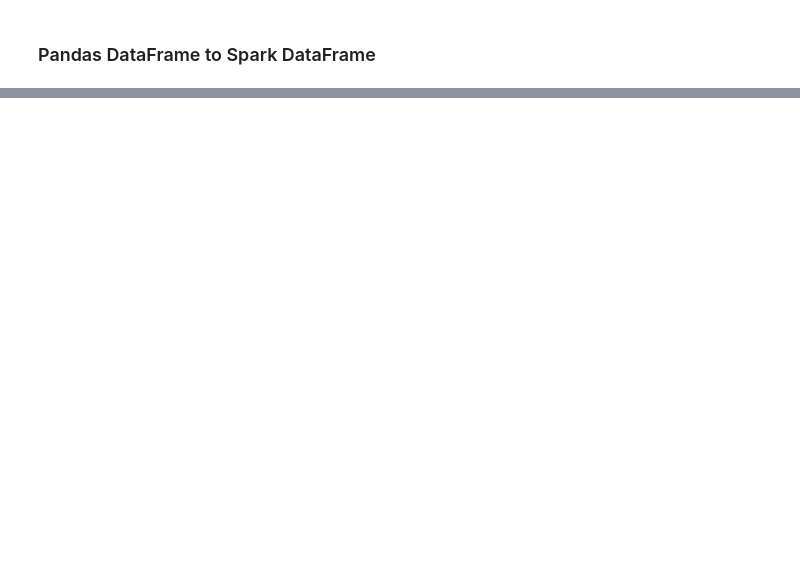
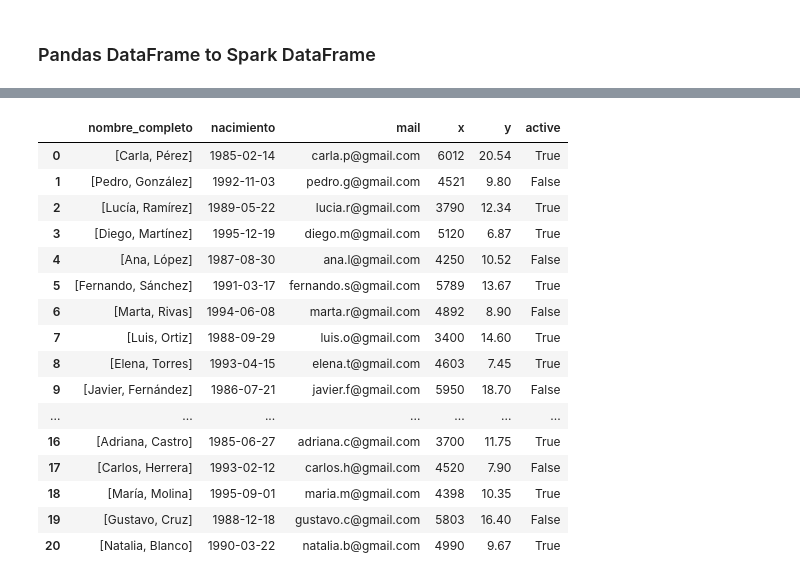
Before and after one commit to MarceloMedel/pyspark-usach-v2, a Jupyter notebook: pyspark-hands-on.ipynb, the cells around one changed output, grey strips where cells are left out. Saved outputs shown, nothing was run; the diff lists cells and outputs as text; code cells hidden in the pictures; blank space fills up the shorter version.

```diff
--- a/pyspark-hands-on.ipynb
+++ b/pyspark-hands-on.ipynb
@@ -463,0 +728,20 @@ df
+# %%
+pdf
+# %% [output]
+|  | nombre_completo | nacimiento | mail | x | y | active |
+| 0 | [Carla, Pérez] | 1985-02-14 | carla.p@gmail.com | 6012 | 20.54 | True |
+| 1 | [Pedro, González] | 1992-11-03 | pedro.g@gmail.com | 4521 | 9.80 | False |
+| 2 | [Lucía, Ramírez] | 1989-05-22 | lucia.r@gmail.com | 3790 | 12.34 | True |
+| 3 | [Diego, Martínez] | 1995-12-19 | diego.m@gmail.com | 5120 | 6.87 | True |
+| 4 | [Ana, López] | 1987-08-30 | ana.l@gmail.com | 4250 | 10.52 | False |
+| 5 | [Fernando, Sánchez] | 1991-03-17 | fernando.s@gmail.com | 5789 | 13.67 | True |
+| 6 | [Marta, Rivas] | 1994-06-08 | marta.r@gmail.com | 4892 | 8.90 | False |
+| 7 | [Luis, Ortiz] | 1988-09-29 | luis.o@gmail.com | 3400 | 14.60 | True |
+| 8 | [Elena, Torres] | 1993-04-15 | elena.t@gmail.com | 4603 | 7.45 | True |
+| 9 | [Javier, Fernández] | 1986-07-21 | javier.f@gmail.com | 5950 | 18.70 | False |
+| ... | ... | ... | ... | ... | ... | ... |
+| 16 | [Adriana, Castro] | 1985-06-27 | adriana.c@gmail.com | 3700 | 11.75 | True |
+| 17 | [Carlos, Herrera] | 1993-02-12 | carlos.h@gmail.com | 4520 | 7.90 | False |
+| 18 | [María, Molina] | 1995-09-01 | maria.m@gmail.com | 4398 | 10.35 | True |
+| 19 | [Gustavo, Cruz] | 1988-12-18 | gustavo.c@gmail.com | 5803 | 16.40 | False |
+| 20 | [Natalia, Blanco] | 1990-03-22 | natalia.b@gmail.com | 4990 | 9.67 | True |
```
Also changed, not shown: parts of 10 cells of this notebook.
